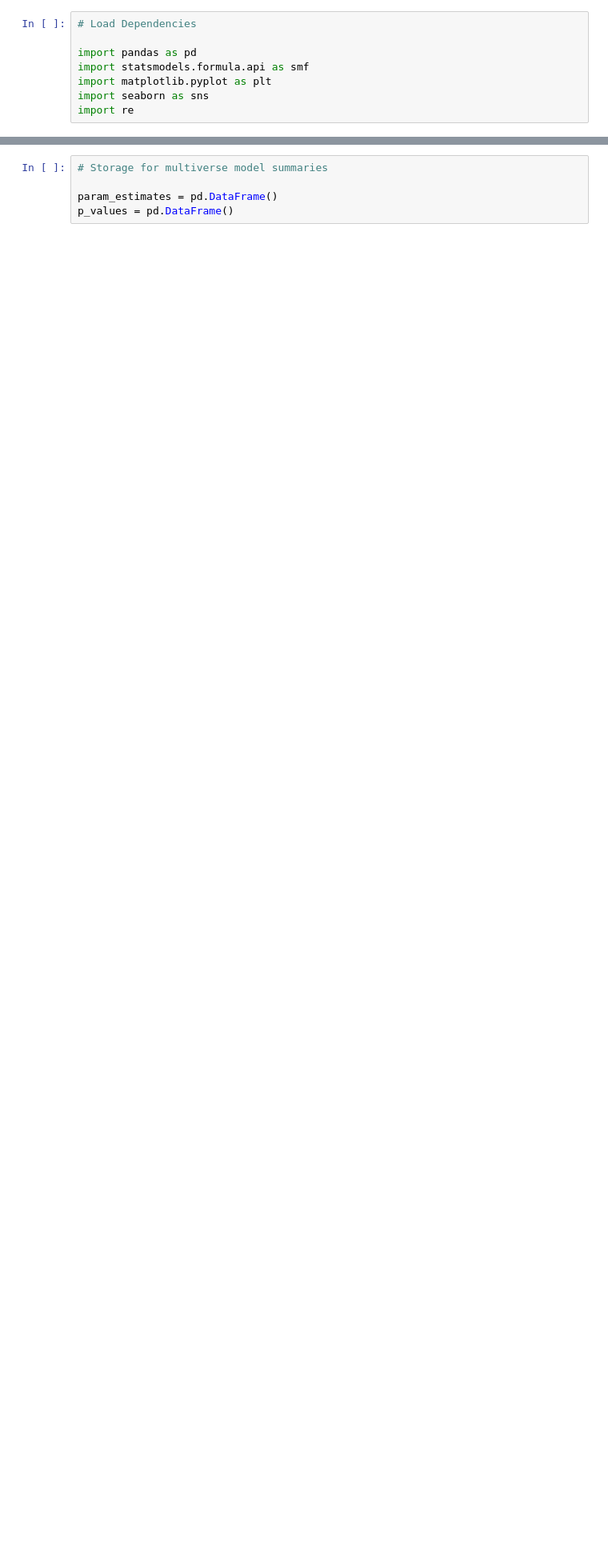
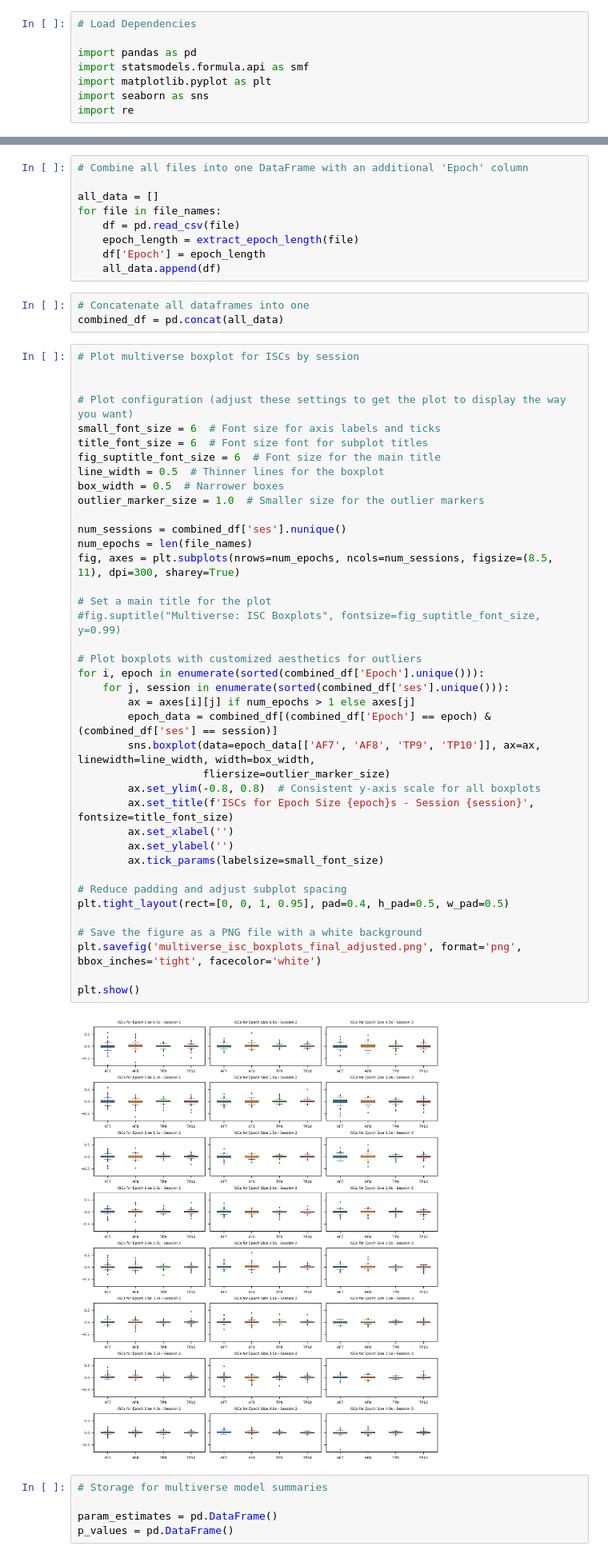
Before and after one commit to cogcommscience-lab/muse_artgram, a Jupyter notebook: step4_multiverse.ipynb, the cells around one changed output, grey strips where cells are left out. Shown at 80% size. Saved outputs shown, nothing was run; the diff lists cells and outputs as text; blank space fills up the shorter version.

```diff
--- a/step4_multiverse.ipynb
+++ b/step4_multiverse.ipynb
@@ -24,3 +37,56 @@ dataframes = {name: pd.read_csv(name) for name in file_names}
+# %%
+# Combine all files into one DataFrame with an additional 'Epoch' column
+
+all_data = []
+for file in file_names:
+    df = pd.read_csv(file)
+    epoch_length = extract_epoch_length(file)
+    df['Epoch'] = epoch_length
+    all_data.append(df)
+# %%
+# Concatenate all dataframes into one
+combined_df = pd.concat(all_data)
+# %%
+# Plot multiverse boxplot for ISCs by session
+
+
+# Plot configuration (adjust these settings to get the plot to display the way you want)
+small_font_size = 6  # Font size for axis labels and ticks
+title_font_size = 6  # Font size font for subplot titles
+fig_suptitle_font_size = 6  # Font size for the main title
+line_width = 0.5  # Thinner lines for the boxplot
+box_width = 0.5  # Narrower boxes
+outlier_marker_size = 1.0  # Smaller size for the outlier markers
+
+num_sessions = combined_df['ses'].nunique()
+num_epochs = len(file_names)
+fig, axes = plt.subplots(nrows=num_epochs, ncols=num_sessions, figsize=(8.5, 11), dpi=300, sharey=True)
+
+# Set a main title for the plot
+#fig.suptitle("Multiverse: ISC Boxplots", fontsize=fig_suptitle_font_size, y=0.99)
+
+# Plot boxplots with customized aesthetics for outliers
+for i, epoch in enumerate(sorted(combined_df['Epoch'].unique())):
+    for j, session in enumerate(sorted(combined_df['ses'].unique())):
+        ax = axes[i][j] if num_epochs > 1 else axes[j]
+        epoch_data = combined_df[(combined_df['Epoch'] == epoch) & (combined_df['ses'] == session)]
+        sns.boxplot(data=epoch_data[['AF7', 'AF8', 'TP9', 'TP10']], ax=ax, linewidth=line_width, width=box_width,
+                    fliersize=outlier_marker_size)
+        ax.set_ylim(-0.8, 0.8)  # Consistent y-axis scale for all boxplots
+        ax.set_title(f'ISCs for Epoch Size {epoch}s - Session {session}', fontsize=title_font_size)
+        ax.set_xlabel('')
+        ax.set_ylabel('')
+        ax.tick_params(labelsize=small_font_size)
+
+# Reduce padding and adjust subplot spacing
+plt.tight_layout(rect=[0, 0, 1, 0.95], pad=0.4, h_pad=0.5, w_pad=0.5)
+
+# Save the figure as a PNG file with a white background
+plt.savefig('multiverse_isc_boxplots_final_adjusted.png', format='png', bbox_inches='tight', facecolor='white')
+
+plt.show()
+# %% [output]
+[figure, added]
 # %%
 # Storage for multiverse model summaries
 
```
Also changed, not shown: parts of 7 cells of this notebook.
